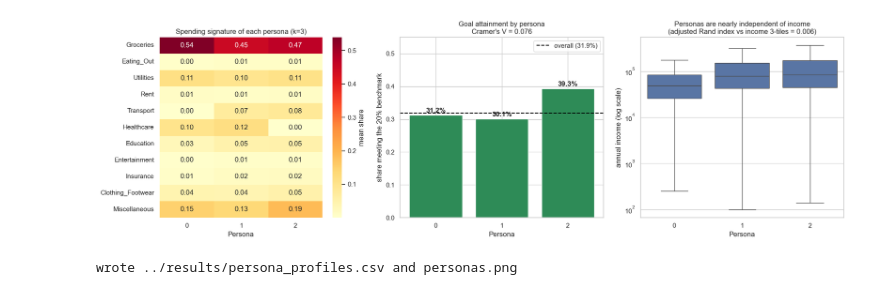
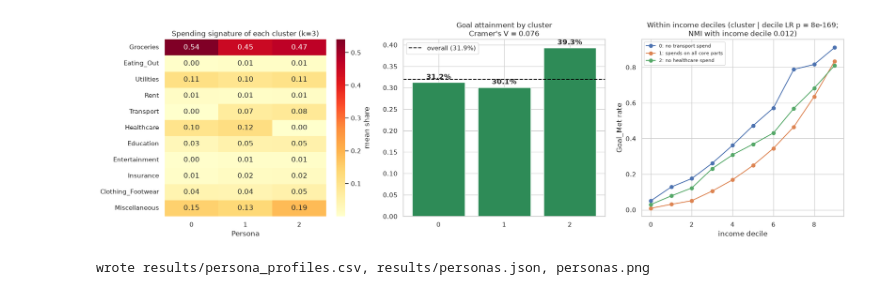
Before and after one commit to saint2706/savings-goal-classifier, a Jupyter notebook: notebooks/06_clustering_personas.ipynb, the cells around one changed output. Cells and saved outputs as stored; diff of their text form; code cells hidden in the pictures.

```diff
--- a/notebooks/06_clustering_personas.ipynb
+++ b/notebooks/06_clustering_personas.ipynb
@@ -241,0 +89,14 @@ Persona
+# %%
+km = P.fit_kmeans(X, K)
+df["Persona"] = km.labels_
+zp = P.zero_pattern(df[CORE])
+ari_zero = adjusted_rand_score(zp, df["Persona"])
+print(f"ARI between clusters and the raw zero-pattern of the core parts: {ari_zero:.3f}")
+delta = P.delta_sensitivity(df[CORE], K, factors=(0.1, 0.25, 0.5, 0.65, 1.0))
+print("\nRe-clustering with the zero-replacement delta at each multiple of the smallest positive share:")
+print(delta.round(3).to_string(index=False))
+print(f"\nARI vs the 0.65x baseline ranges {delta['ARI vs baseline delta'].min():.2f}-"
+      f"{delta['ARI vs baseline delta'].max():.2f}; silhouette ranges {delta['silhouette'].min():.2f}-"
+      f"{delta['silhouette'].max():.2f}. The partition survives the delta choice; the silhouette "
+      f"that 'justifies' it is set by that arbitrary constant, and the clusters stay keyed on the "
+      f"zero pattern (ARI {delta['ARI vs zero pattern'].min():.2f}-{delta['ARI vs zero pattern'].max():.2f}).")
@@ -319,39 +207,34 @@ adjusted Rand index between personas and income 3-tiles: 0.0057
 # %%
 fig, axes = plt.subplots(1, 3, figsize=(18, 5.5))
-
-# 1. Spending signature heatmap
-ax = axes[0]
-sns.heatmap(sig, annot=True, fmt=".2f", cmap="YlOrRd", cbar_kws={"label": "mean share"}, ax=ax)
-ax.set_title(f"Spending signature of each persona (k={K})")
-ax.set_xlabel("Persona")
-
-# 2. Goal_Met by persona
+sns.heatmap(sig, annot=True, fmt=".2f", cmap="YlOrRd", cbar_kws={"label": "mean share"}, ax=axes[0])
+axes[0].set_title(f"Spending signature of each cluster (k={K})")
 ax = axes[1]
-bars = ax.bar(summary.index.astype(str), summary["goal_met_rate"], color="seagreen")
-ax.axhline(df["Goal_Met"].mean(), color="black", ls="--",
-           label=f"overall ({df['Goal_Met'].mean():.1%})")
-for i, v in enumerate(summary["goal_met_rate"]):
+ax.bar(profile.index.astype(str), profile["goal_met"], color="seagreen")
+ax.axhline(df["Goal_Met"].mean(), color="black", ls="--", label=f"overall ({df['Goal_Met'].mean():.1%})")
+for i, v in enumerate(profile["goal_met"]):
     ax.annotate(f"{v:.1%}", (i, v + 0.008), ha="center", fontweight="bold")
-ax.set_ylim(0, max(0.55, summary["goal_met_rate"].max() * 1.25))
-ax.set_xlabel("Persona"); ax.set_ylabel("share meeting the 20% benchmark")
-ax.set_title(f"Goal attainment by persona\nCramer's V = {cramers_v:.3f}")
+ax.set_title(f"Goal attainment by cluster\nCramer's V = {cramers_v:.3f}")
 ax.legend()
-
-# 3. Persona vs income
 ax = axes[2]
-sns.boxplot(data=df, x="Persona", y="INCOME", ax=ax, showfliers=False)
-ax.set_yscale("log")
-ax.set_ylabel("annual income (log scale)")
-ax.set_title(f"Personas are nearly independent of income\n"
-             f"(adjusted Rand index vs income {K}-tiles = {ari_income:.3f})")
-
+for pid in within.columns:
+    ax.plot(within.index, within[pid], marker="o", label=f"{pid}: {labels[pid]}")
+ax.set_xlabel("income decile")
+ax.set_ylabel("Goal_Met rate")
+ax.set_title(f"Within income deciles (cluster | decile LR p = {inter['p persona | decile']:.1g};\n"
+             f"NMI with income decile {assoc['NMI vs income decile']:.3f})")
+ax.legend(fontsize=8)
 plt.tight_layout()
-plt.savefig("../results/personas.png", dpi=150, bbox_inches="tight")
+plt.savefig(C.RESULTS / "personas.png", dpi=150, bbox_inches="tight")
 plt.show()
 
-out = profile.join(sig.T)
-out.to_csv("../results/persona_profiles.csv")
-print("wrote ../results/persona_profiles.csv and personas.png")
+profile.join(sig.T).to_csv(C.RESULTS / "persona_profiles.csv")
+write_result("personas", {
+    "k": K, "sweep": sweep, "k_by_index": agree, "bootstrap_ari": stability,
+    "ari_zero_pattern": ari_zero, "delta_sensitivity": delta, "labels": {str(k): v for k, v in labels.items()},
+    "cramers_v": cramers_v, "chi2_p": p, "unconditional_spread": spread, "income_association": assoc,
+    "interaction": inter, "within_decile": within.reset_index(), "zero_by_cluster": zero_tbl,
+})
+print("wrote results/persona_profiles.csv, results/personas.json, personas.png")
 # %% [output]
-[figure, old version]
+[figure, new version]
-wrote ../results/persona_profiles.csv and personas.png
+wrote results/persona_profiles.csv, results/personas.json, personas.png
```
Also changed, not shown: parts of 22 cells of this notebook, 42 other files.
